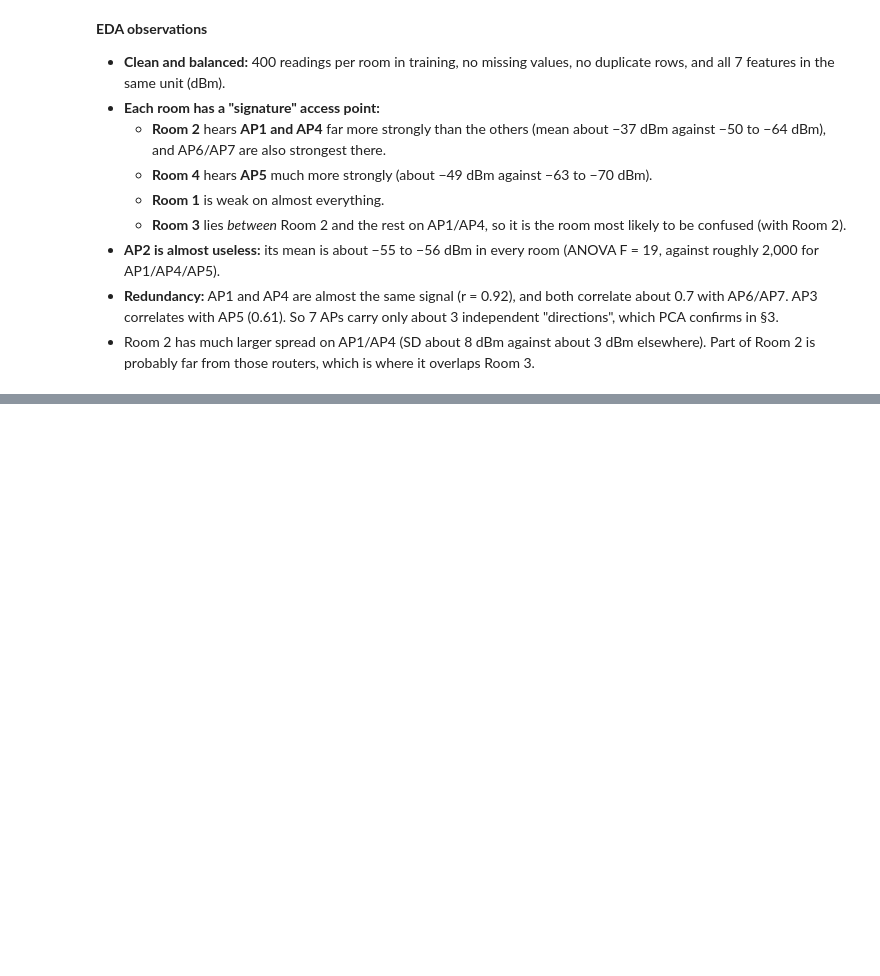
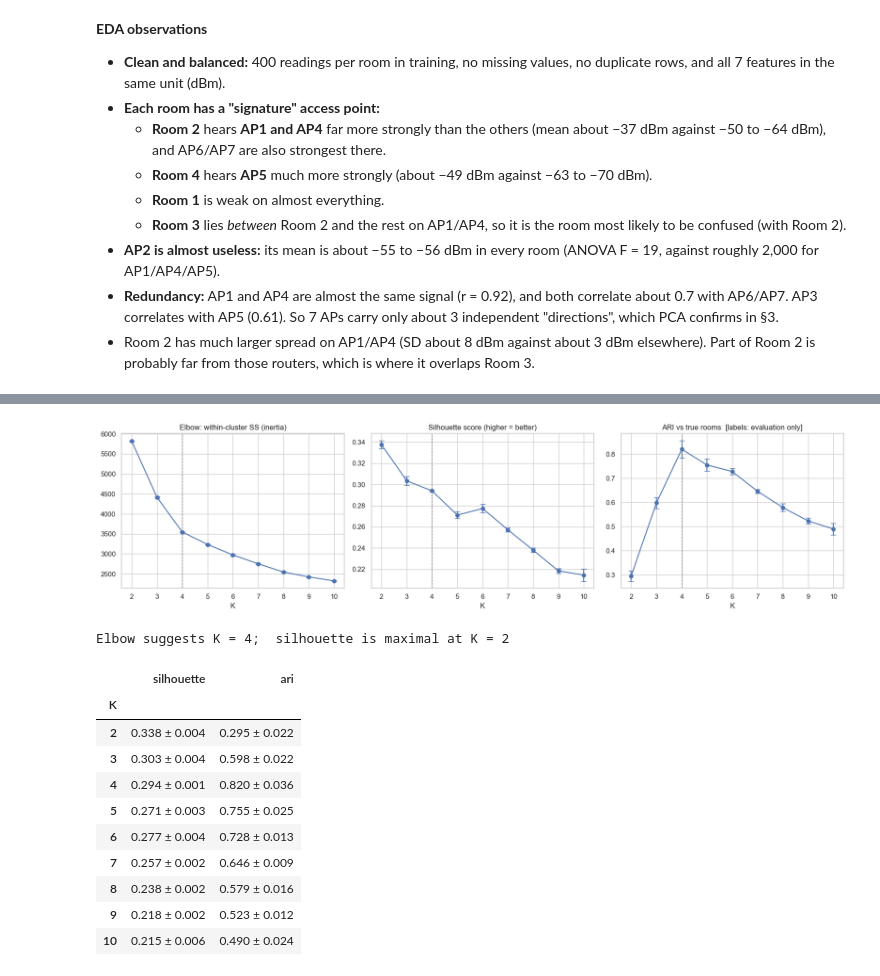
Before and after one commit to techshowdown123-creator/wifi-indoor-localisation, a Jupyter notebook: P6_WiFi_Localisation.ipynb, the cells around one changed output, grey strips where cells are left out. Drawn from its saved outputs; the diff is of its cells as text; code cells hidden in the pictures; blank space fills up the shorter version.

Commit message:
K-Means: choose K by elbow and silhouette, ARI vs true rooms (CV mean ± SD)

```diff
--- a/P6_WiFi_Localisation.ipynb
+++ b/P6_WiFi_Localisation.ipynb
@@ -212,0 +218,48 @@ g.savefig(FIG_DIR / "eda_pairplot.png", dpi=110, bbox_inches="tight"); plt.show(
+# %%
+def kmeans_pipe(k, scale=True):
+    return Pipeline([("scaler", StandardScaler() if scale else "passthrough"),
+                     ("kmeans", KMeans(n_clusters=k, n_init=10, random_state=RANDOM_STATE))])
+
+K_RANGE = range(2, 11)
+rows = []
+for fold, (tr, va) in enumerate(CV.split(X_train, y_train)):
+    Xtr, Xva = X_train.iloc[tr], X_train.iloc[va]
+    for k in K_RANGE:
+        p = kmeans_pipe(k).fit(Xtr)
+        Ztr = p.named_steps["scaler"].transform(Xtr)
+        rows.append(dict(fold=fold, k=k,
+                         inertia=p.named_steps["kmeans"].inertia_,
+                         silhouette=silhouette_score(Ztr, p.named_steps["kmeans"].labels_),
+                         ari=adjusted_rand_score(y_train.iloc[va], p.predict(Xva))))   # evaluation only
+km_cv = pd.DataFrame(rows)
+km_sum = km_cv.groupby("k")[["inertia", "silhouette", "ari"]].agg(["mean", "std"])
+
+fig, axes = plt.subplots(1, 3, figsize=(17, 4.5))
+for ax, (m, title) in zip(axes, [("inertia", "Elbow: within-cluster SS (inertia)"),
+                                 ("silhouette", "Silhouette score (higher = better)"),
+                                 ("ari", "ARI vs true rooms  [labels: evaluation only]")]):
+    ax.errorbar(km_sum.index, km_sum[(m, "mean")], yerr=km_sum[(m, "std")], marker="o", capsize=4)
+    ax.axvline(4, ls="--", c="grey", lw=1); ax.set_xlabel("K"); ax.set_title(title)
+plt.tight_layout(); savefig("kmeans_elbow_silhouette_ari"); plt.show()
+
+# elbow = largest second difference of the mean inertia curve
+inert = km_sum[("inertia", "mean")]
+K_ELBOW = int(inert.diff().diff().idxmax() - 1)
+K_SIL   = int(km_sum[("silhouette", "mean")].idxmax())
+print(f"Elbow suggests K = {K_ELBOW};  silhouette is maximal at K = {K_SIL}")
+display(pd.DataFrame({m: [pm(km_cv.loc[km_cv.k == k, m]) for k in K_RANGE]
+                      for m in ["silhouette", "ari"]}, index=pd.Index(list(K_RANGE), name="K")))
+# %% [output]
+[figure, added]
+Elbow suggests K = 4;  silhouette is maximal at K = 2
+|  | silhouette | ari |
+| K |  |  |
+| 2 | 0.338 ± 0.004 | 0.295 ± 0.022 |
+| 3 | 0.303 ± 0.004 | 0.598 ± 0.022 |
+| 4 | 0.294 ± 0.001 | 0.820 ± 0.036 |
+| 5 | 0.271 ± 0.003 | 0.755 ± 0.025 |
+| 6 | 0.277 ± 0.004 | 0.728 ± 0.013 |
+| 7 | 0.257 ± 0.002 | 0.646 ± 0.009 |
+| 8 | 0.238 ± 0.002 | 0.579 ± 0.016 |
+| 9 | 0.218 ± 0.002 | 0.523 ± 0.012 |
+| 10 | 0.215 ± 0.006 | 0.490 ± 0.024 |
```
Also changed, not shown: parts of 3 cells of this notebook, 1 other file.
